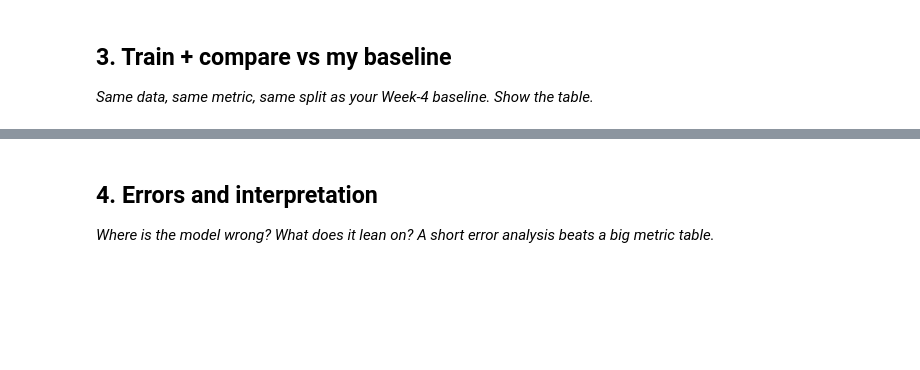
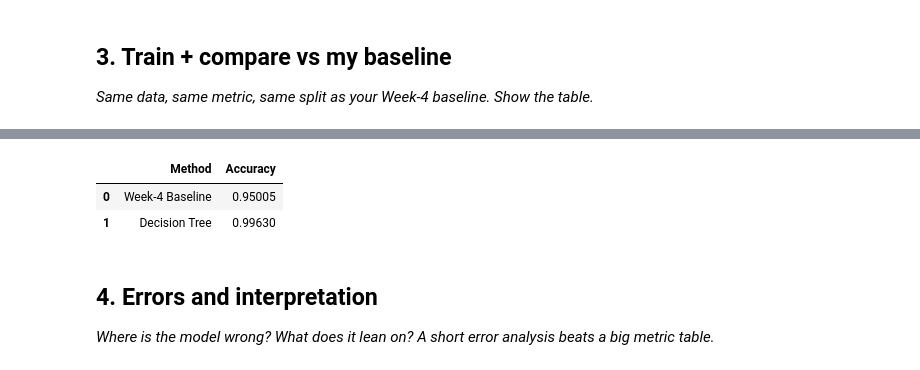
Before and after one commit to Shaimaa307/flyrank-ml-internship, a Jupyter notebook: work/notebooks/w05_model.ipynb, the cells around one changed output, grey strips where cells are left out. Cells and saved outputs as stored; diff of their text form; code cells hidden in the pictures; blank space fills up the shorter version.

```diff
--- a/work/notebooks/w05_model.ipynb
+++ b/work/notebooks/w05_model.ipynb
@@ -30,3 +136,61 @@ This skeleton is yours to fill. Work the sections **in order** — each one has
+# %%
+from sklearn.tree import DecisionTreeClassifier
+from sklearn.metrics import accuracy_score
+import pandas as pd
+
+# Train model
+model = DecisionTreeClassifier(
+    max_depth=5,
+    random_state=42
+)
+
+model.fit(X_train, y_train)
+
+# Predictions
+pred = model.predict(X_test)
+
+model_acc = accuracy_score(
+    y_test,
+    pred
+)
+
+# -----------------------------
+# Week-4 Baseline
+# -----------------------------
+
+# نفس الـ split المستخدم للموديل
+_, baseline_test = train_test_split(
+    df,
+    test_size=0.2,
+    random_state=42
+)
+
+baseline_pred = (
+    baseline_test["gsc_clicks"] == 0
+).astype(int)
+
+baseline_acc = accuracy_score(
+    y_test,
+    baseline_pred
+)
+
+# Comparison table
+comparison = pd.DataFrame({
+    "Method": [
+        "Week-4 Baseline",
+        "Decision Tree"
+    ],
+    "Accuracy": [
+        baseline_acc,
+        model_acc
+    ]
+})
+
+comparison
+# %% [output]
+|  | Method | Accuracy |
+| 0 | Week-4 Baseline | 0.95005 |
+| 1 | Decision Tree | 0.99630 |
 # %% [markdown]
 ## 4. Errors and interpretation
 
```
Also changed, not shown: parts of 11 cells of this notebook.
